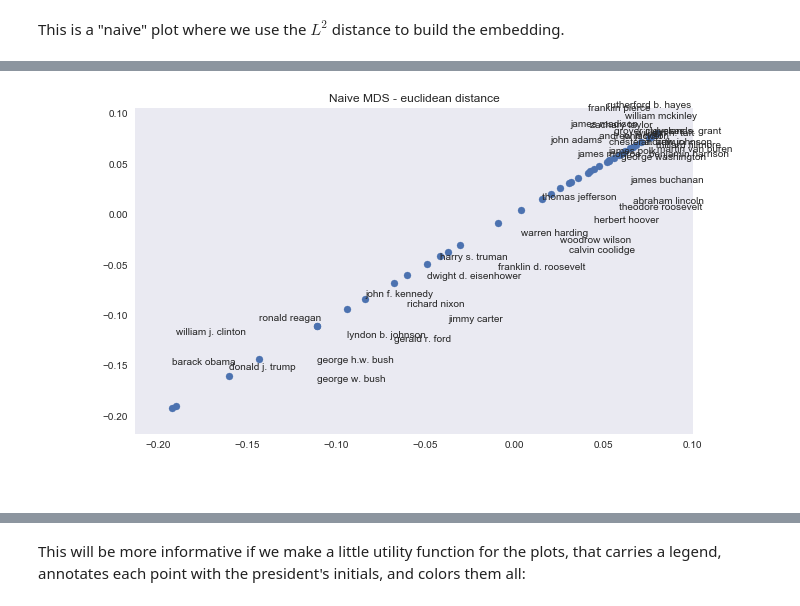
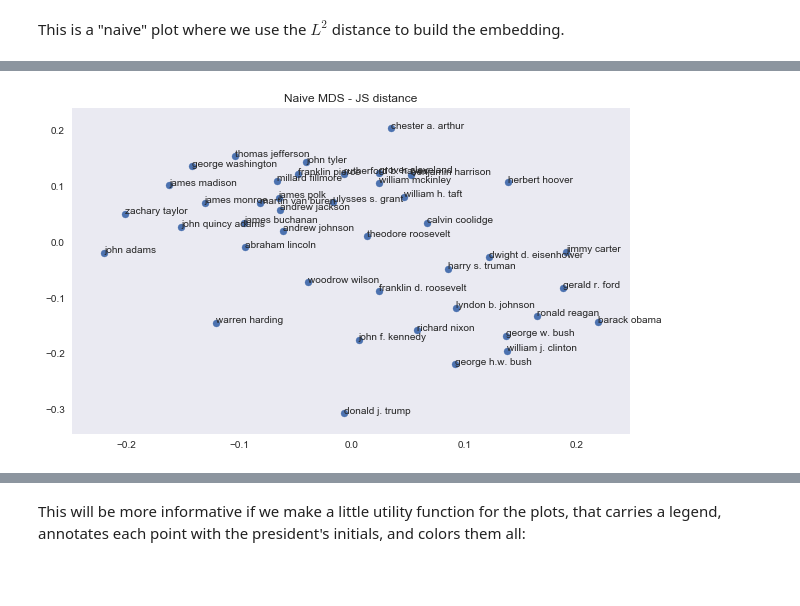
Before and after one commit to jacobakh/StateofUnionSpeechs, a Jupyter notebook: state_of_the_union_analysis-p4.ipynb, the cells around one changed output, grey strips where cells are left out. Saved outputs shown, nothing was run; the diff lists cells and outputs as text; code cells hidden in the pictures; blank space fills up the shorter version.

Commit message:
working on MDS embedding plot

```diff
--- a/state_of_the_union_analysis-p4.ipynb
+++ b/state_of_the_union_analysis-p4.ipynb
@@ -169,12 +138,3 @@ def JSdiv(p, q):
     return (entropy(p, m, base=2.0) + entropy(q, m, base=2.0)) / 2
 # %% [markdown]
 This is a "naive" plot where we use the $L^2$ distance to build the embedding.
-# %%
-from sklearn.manifold import MDS
-from sklearn import manifold
-# Initialize Euclidean distance
-MDS = manifold.MDS(random_state=123)
-# Transform to lower dimensional representation
-lower_naive = MDS.fit_transform(euc_dis)
-# A simple MDS embedding plot:
-lower_naive
@@ -199,9 +141,23 @@ array([[ 0.06656577,  0.01015587],
-# %%
-fig,ax=plt.subplots()
-ax.scatter(lower_naive[:,0], lower_naive[:,0],)
-ax.set_title('Naive MDS - euclidean distance')
-
-for i, txt in enumerate(list(pmn.columns)):
-    ax.annotate(txt, (lower_naive[i,0], lower_naive[i,1]))
-# %% [output]
-[figure, removed]
+# %%
+from sklearn.manifold import MDS
+from sklearn import manifold
+
+
+# intitialize
+MDS =  manifold.MDS(dissimilarity="precomputed")
+# transform to lower dimensional representation with euclidean distance
+lower_euc = MDS.fit_transform(euc_dis)
+
+MDS =  manifold.MDS(dissimilarity="precomputed")
+# transform to lower dimensional representation with euclidean distance
+lower_JS = MDS.fit_transform(JS_dis)
+
+# euc_points = MDS.fit_transform(euc_dis) #Euclidean MDS points
+JS_points = MDS.fit_transform(JS_dis)
+fig, ax = plt.subplots()
+ax.scatter(JS_points[:,0], JS_points[:,1])
+ax.set_title('Naive MDS - JS distance')
+for i, txt in enumerate(list(pmn.columns)):
+    ax.annotate(txt, (JS_points[i,0], JS_points[i,1]))
+# %% [output]
+[figure, added]
```
Also changed, not shown: parts of 13 cells of this notebook.
